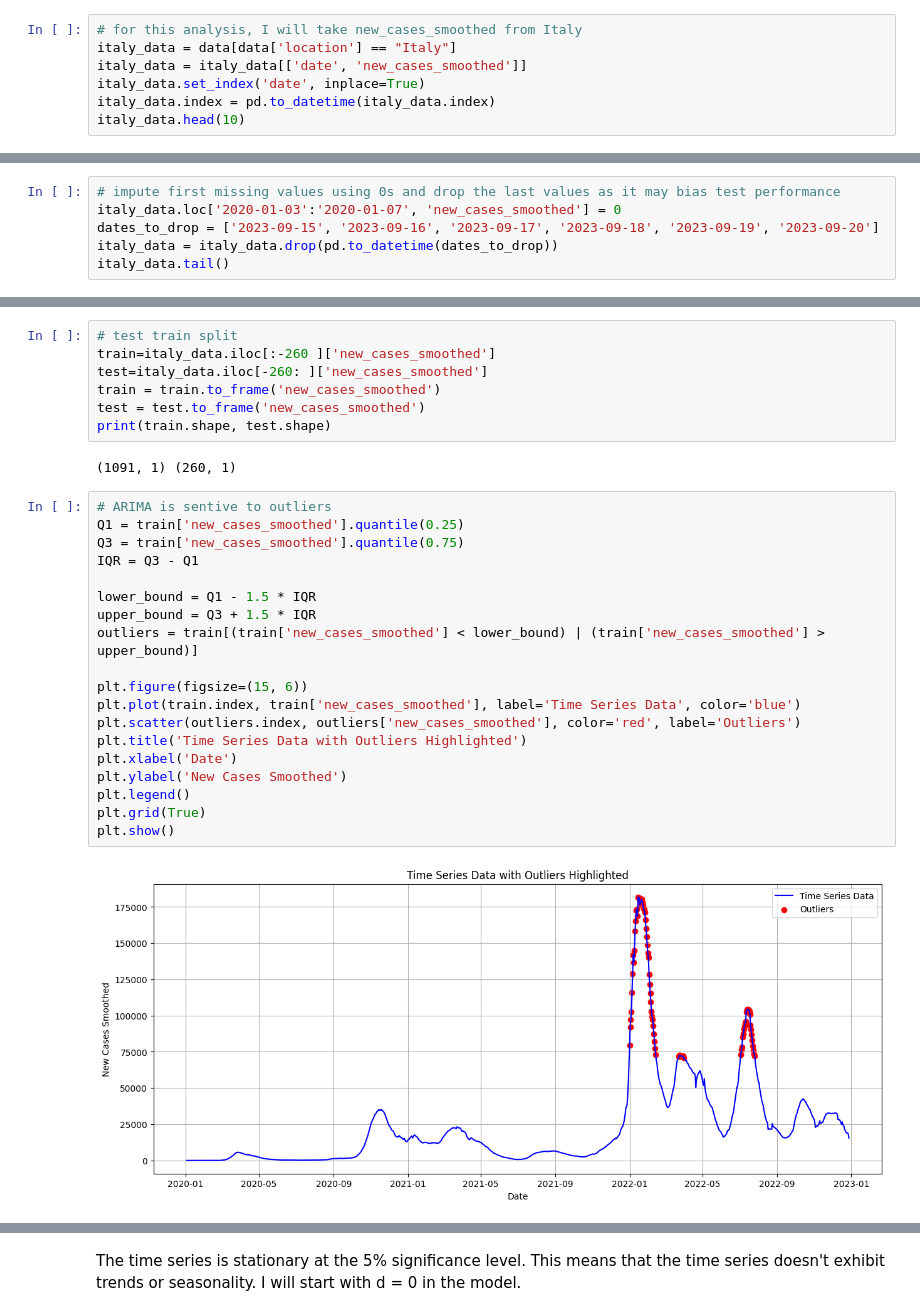
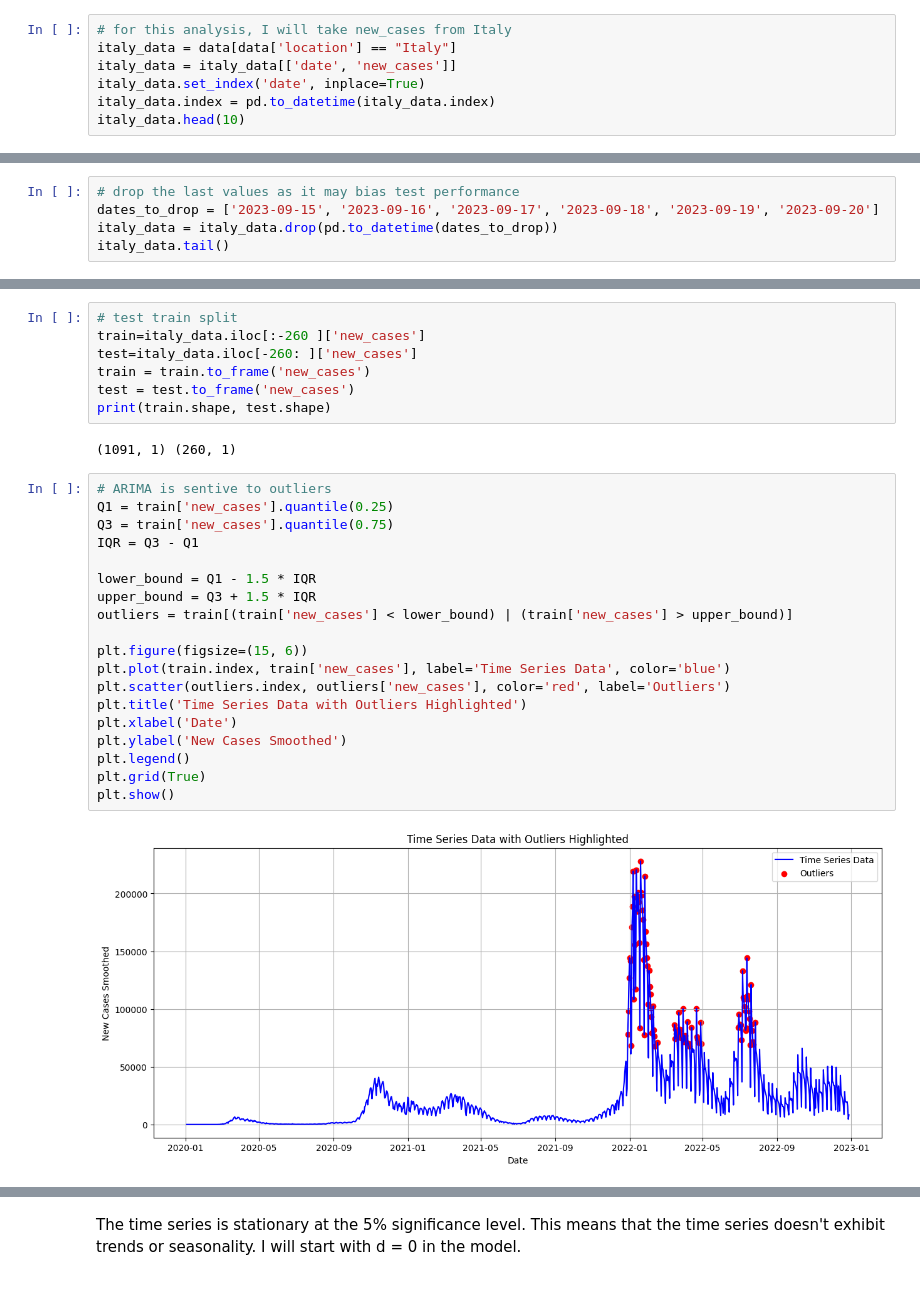
Before and after one commit to FYEH779/Stat-390-Project, a Jupyter notebook: ARIMA_Chanel.ipynb, the cells around one changed output, grey strips where cells are left out. Cells and saved outputs as stored; diff of their text form.

Commit message:
changed target variable from new_cases_smoothed to new_cases to be consistent with prophet

```diff
--- a/ARIMA_Chanel.ipynb
+++ b/ARIMA_Chanel.ipynb
@@ -72,9 +72,9 @@ data.head()
 | 4 | AFG | Asia | Afghanistan | 2020-01-07 | NaN | 0.0 | NaN | NaN | ... |
 5 rows × 67 columns
 # %%
-# for this analysis, I will take new_cases_smoothed from Italy
+# for this analysis, I will take new_cases from Italy
 italy_data = data[data['location'] == "Italy"]
-italy_data = italy_data[['date', 'new_cases_smoothed']]
+italy_data = italy_data[['date', 'new_cases']]
 italy_data.set_index('date', inplace=True)
 italy_data.index = pd.to_datetime(italy_data.index)
 italy_data.head(10)
@@ -109,6 +109,5 @@ Indices of missing values: [Timestamp('2020-01-03 00:00:00'), Timestamp('2020-01
 # %%
-# impute first missing values using 0s and drop the last values as it may bias test performance
-italy_data.loc['2020-01-03':'2020-01-07', 'new_cases_smoothed'] = 0
+# drop the last values as it may bias test performance
 dates_to_drop = ['2023-09-15', '2023-09-16', '2023-09-17', '2023-09-18', '2023-09-19', '2023-09-20']
 italy_data = italy_data.drop(pd.to_datetime(dates_to_drop))
 italy_data.tail()
@@ -123,32 +122,32 @@ italy_data.tail()
 # %%
 # test train split
-train=italy_data.iloc[:-260 ]['new_cases_smoothed']
-test=italy_data.iloc[-260: ]['new_cases_smoothed']
-train = train.to_frame('new_cases_smoothed')
-test = test.to_frame('new_cases_smoothed')
+train=italy_data.iloc[:-260 ]['new_cases']
+test=italy_data.iloc[-260: ]['new_cases']
+train = train.to_frame('new_cases')
+test = test.to_frame('new_cases')
 print(train.shape, test.shape)
 # %% [output]
 (1091, 1) (260, 1)
 # %%
 # ARIMA is sentive to outliers
-Q1 = train['new_cases_smoothed'].quantile(0.25)
-Q3 = train['new_cases_smoothed'].quantile(0.75)
+Q1 = train['new_cases'].quantile(0.25)
+Q3 = train['new_cases'].quantile(0.75)
 IQR = Q3 - Q1
 
 lower_bound = Q1 - 1.5 * IQR
 upper_bound = Q3 + 1.5 * IQR
-outliers = train[(train['new_cases_smoothed'] < lower_bound) | (train['new_cases_smoothed'] > upper_bound)]
+outliers = train[(train['new_cases'] < lower_bound) | (train['new_cases'] > upper_bound)]
 
 plt.figure(figsize=(15, 6))
-plt.plot(train.index, train['new_cases_smoothed'], label='Time Series Data', color='blue')
-plt.scatter(outliers.index, outliers['new_cases_smoothed'], color='red', label='Outliers')
+plt.plot(train.index, train['new_cases'], label='Time Series Data', color='blue')
+plt.scatter(outliers.index, outliers['new_cases'], color='red', label='Outliers')
 plt.title('Time Series Data with Outliers Highlighted')
 plt.xlabel('Date')
 plt.ylabel('New Cases Smoothed')
 plt.legend()
 plt.grid(True)
 plt.show()
 # %% [output]
-[figure, old version]
+[figure, new version]
 # %%
 # cap the outliers at 100,000 to minimize impact of peaks
```
Also changed, not shown: parts of 17 cells of this notebook.
